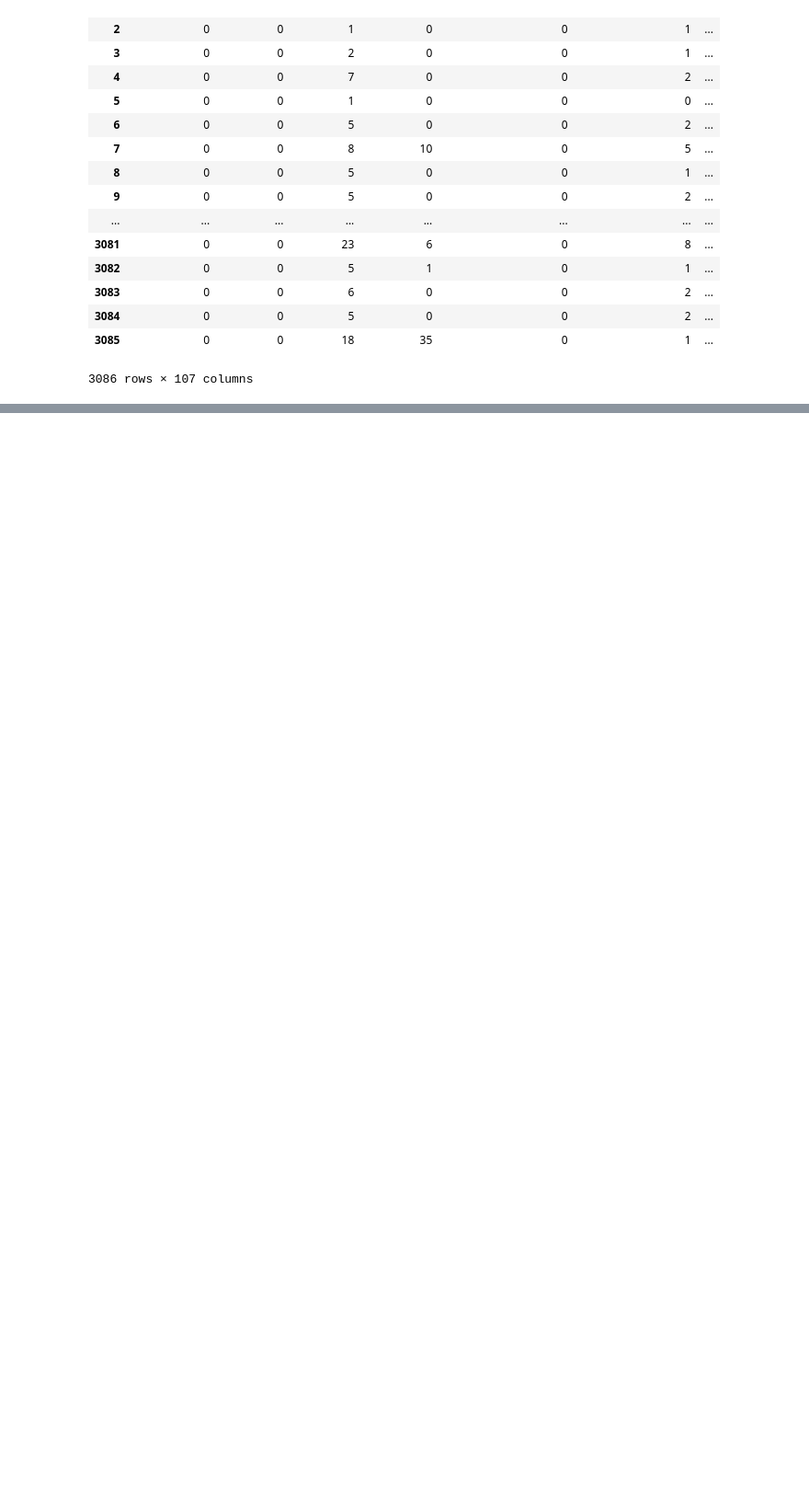
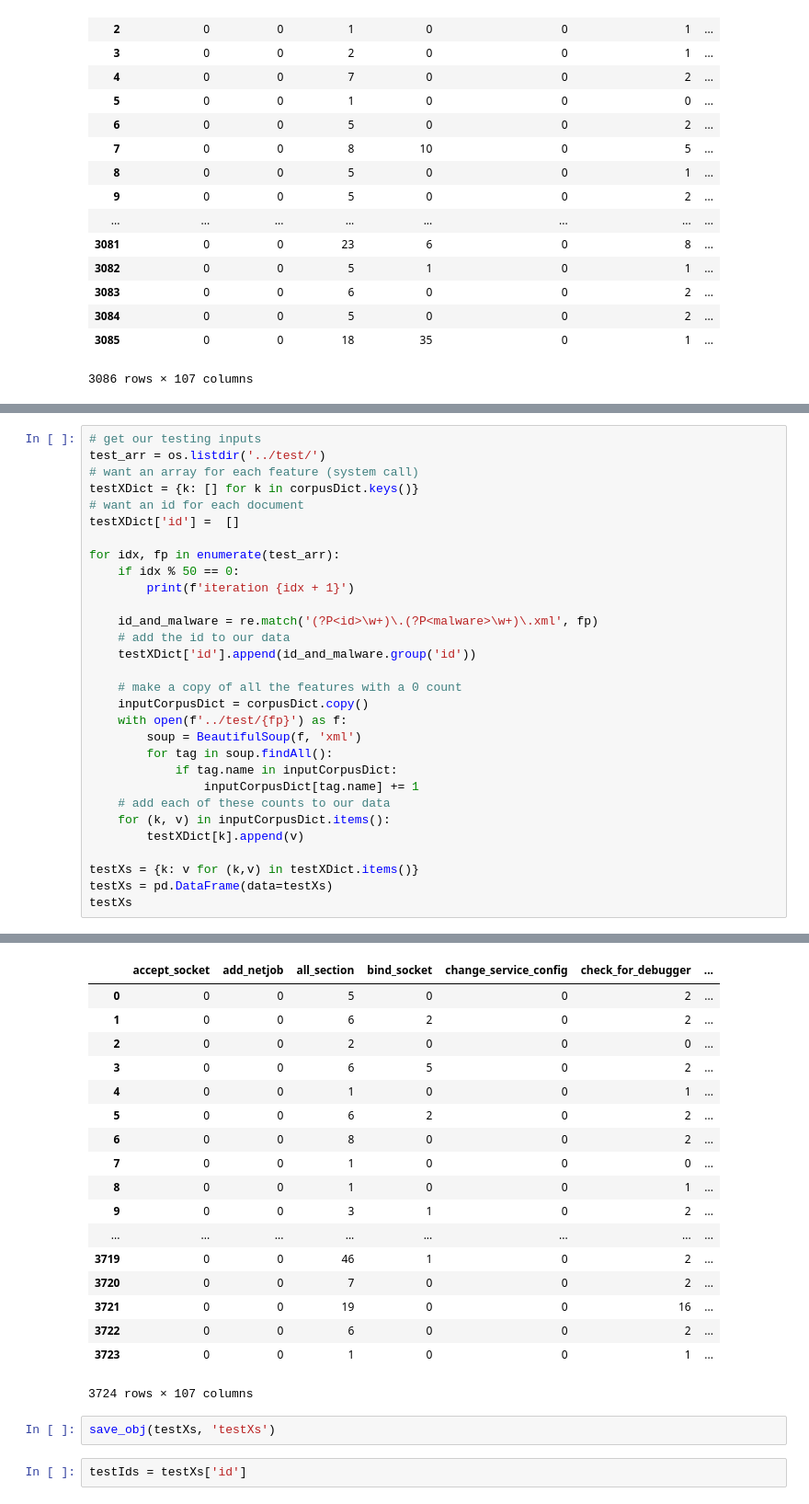
Before and after one commit to willdeuschle/cs181-practicals, a Jupyter notebook: P2/p2workspace/extract_features.ipynb, the cells around one changed output, grey strips where cells are left out. Shown at 92% size. Drawn from its saved outputs; the diff is of its cells as text; blank space fills up the shorter version.

```diff
--- a/P2/p2workspace/extract_features.ipynb
+++ b/P2/p2workspace/extract_features.ipynb
@@ -289,0 +304,31 @@ test_load_trainXs
+# %%
+# get our testing inputs
+test_arr = os.listdir('../test/')
+# want an array for each feature (system call)
+testXDict = {k: [] for k in corpusDict.keys()}
+# want an id for each document
+testXDict['id'] =  []
+
+for idx, fp in enumerate(test_arr):
+    if idx % 50 == 0:
+        print(f'iteration {idx + 1}')
+
+    id_and_malware = re.match('(?P<id>\w+)\.(?P<malware>\w+)\.xml', fp)
+    # add the id to our data
+    testXDict['id'].append(id_and_malware.group('id'))
+
+    # make a copy of all the features with a 0 count
+    inputCorpusDict = corpusDict.copy()
+    with open(f'../test/{fp}') as f:
+        soup = BeautifulSoup(f, 'xml')
+        for tag in soup.findAll():
+            if tag.name in inputCorpusDict:
+                inputCorpusDict[tag.name] += 1
+    # add each of these counts to our data
+    for (k, v) in inputCorpusDict.items():
+        testXDict[k].append(v)
+
+testXs = {k: v for (k,v) in testXDict.items()}
+testXs = pd.DataFrame(data=testXs)
+testXs
+# %% [output]
@@ -289,0 +352,22 @@ test_load_trainXs
+|  | accept_socket | add_netjob | all_section | bind_socket | change_service_config | check_for_debugger | ... |
+| 0 | 0 | 0 | 5 | 0 | 0 | 2 | ... |
+| 1 | 0 | 0 | 6 | 2 | 0 | 2 | ... |
+| 2 | 0 | 0 | 2 | 0 | 0 | 0 | ... |
+| 3 | 0 | 0 | 6 | 5 | 0 | 2 | ... |
+| 4 | 0 | 0 | 1 | 0 | 0 | 1 | ... |
+| 5 | 0 | 0 | 6 | 2 | 0 | 2 | ... |
+| 6 | 0 | 0 | 8 | 0 | 0 | 2 | ... |
+| 7 | 0 | 0 | 1 | 0 | 0 | 0 | ... |
+| 8 | 0 | 0 | 1 | 0 | 0 | 1 | ... |
+| 9 | 0 | 0 | 3 | 1 | 0 | 2 | ... |
+| ... | ... | ... | ... | ... | ... | ... | ... |
+| 3719 | 0 | 0 | 46 | 1 | 0 | 2 | ... |
+| 3720 | 0 | 0 | 7 | 0 | 0 | 2 | ... |
+| 3721 | 0 | 0 | 19 | 0 | 0 | 16 | ... |
+| 3722 | 0 | 0 | 6 | 0 | 0 | 2 | ... |
+| 3723 | 0 | 0 | 1 | 0 | 0 | 1 | ... |
+3724 rows × 107 columns
+# %%
+save_obj(testXs, 'testXs')
+# %%
+testIds = testXs['id']
```
Also changed, not shown: parts of 14 cells of this notebook, 3 other files.
